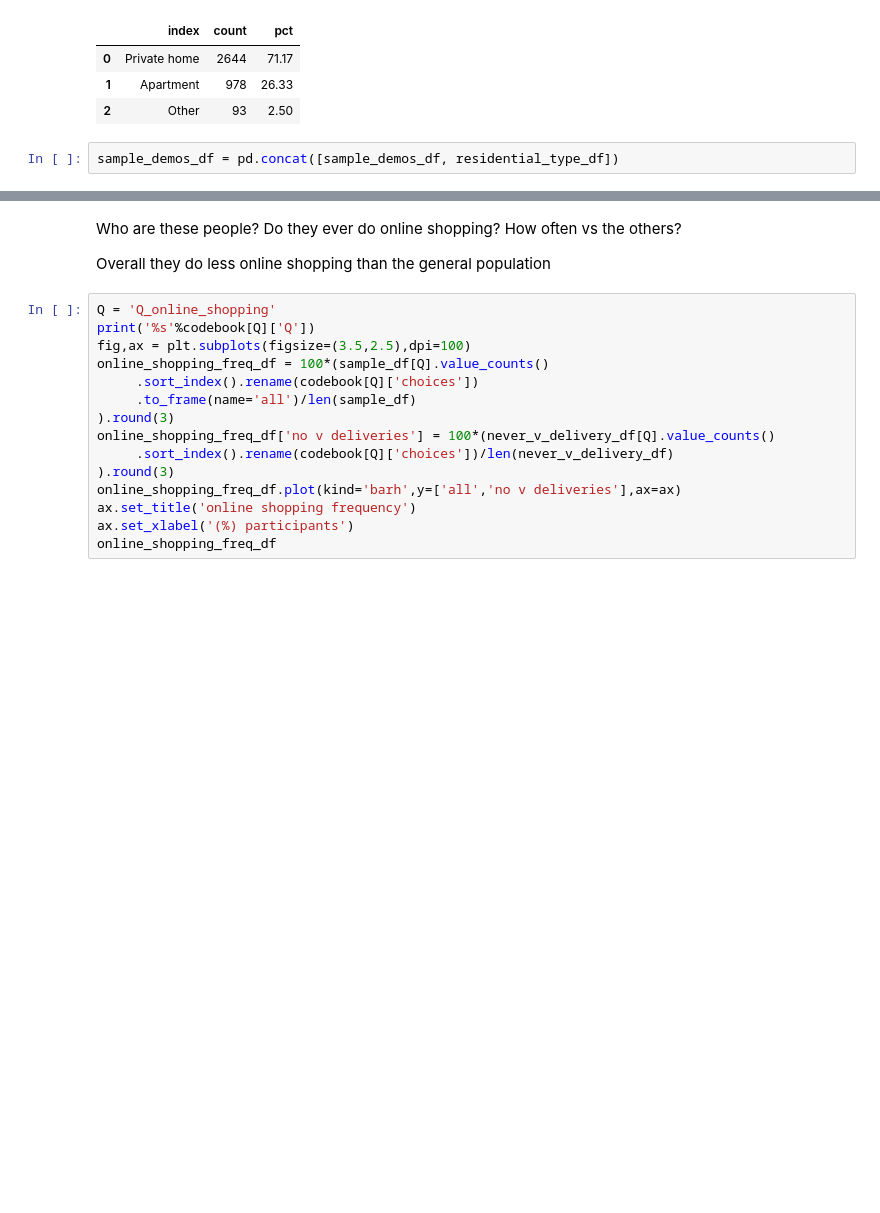
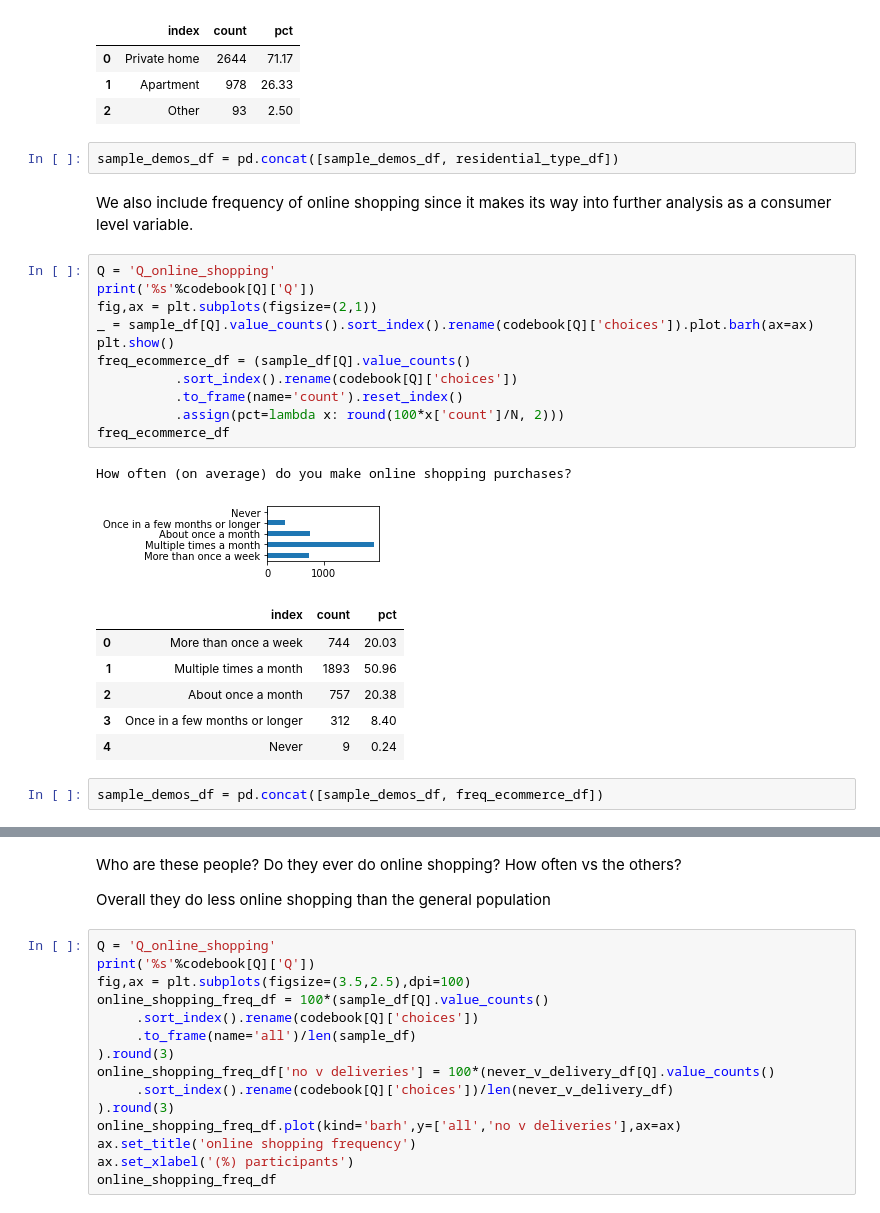
Before and after one commit to aberke/drones-consumer-privacy, a Jupyter notebook: data-analysis/survey-sample-demographics.ipynb, the cells around one changed output, grey strips where cells are left out. Cells and saved outputs as stored; diff of their text form; blank space fills up the shorter version.

```diff
--- a/data-analysis/survey-sample-demographics.ipynb
+++ b/data-analysis/survey-sample-demographics.ipynb
@@ -283,4 +284,28 @@ What type of residence do you live in?
 | 2 | Other | 93 | 2.50 |
 # %%
 sample_demos_df = pd.concat([sample_demos_df, residential_type_df])
+# %% [markdown]
+We also include frequency of online shopping since it makes its way into further analysis as a consumer level variable.
+# %%
+Q = 'Q_online_shopping'
+print('%s'%codebook[Q]['Q'])
+fig,ax = plt.subplots(figsize=(2,1))
+_ = sample_df[Q].value_counts().sort_index().rename(codebook[Q]['choices']).plot.barh(ax=ax)
+plt.show()
+freq_ecommerce_df = (sample_df[Q].value_counts()
+          .sort_index().rename(codebook[Q]['choices'])
+          .to_frame(name='count').reset_index()
+          .assign(pct=lambda x: round(100*x['count']/N, 2)))
+freq_ecommerce_df
+# %% [output]
+How often (on average) do you make online shopping purchases?
+[figure, added]
+|  | index | count | pct |
+| 0 | More than once a week | 744 | 20.03 |
+| 1 | Multiple times a month | 1893 | 50.96 |
+| 2 | About once a month | 757 | 20.38 |
+| 3 | Once in a few months or longer | 312 | 8.40 |
+| 4 | Never | 9 | 0.24 |
+# %%
+sample_demos_df = pd.concat([sample_demos_df, freq_ecommerce_df])
 # %%
```
Also changed, not shown: parts of 9 cells of this notebook.
